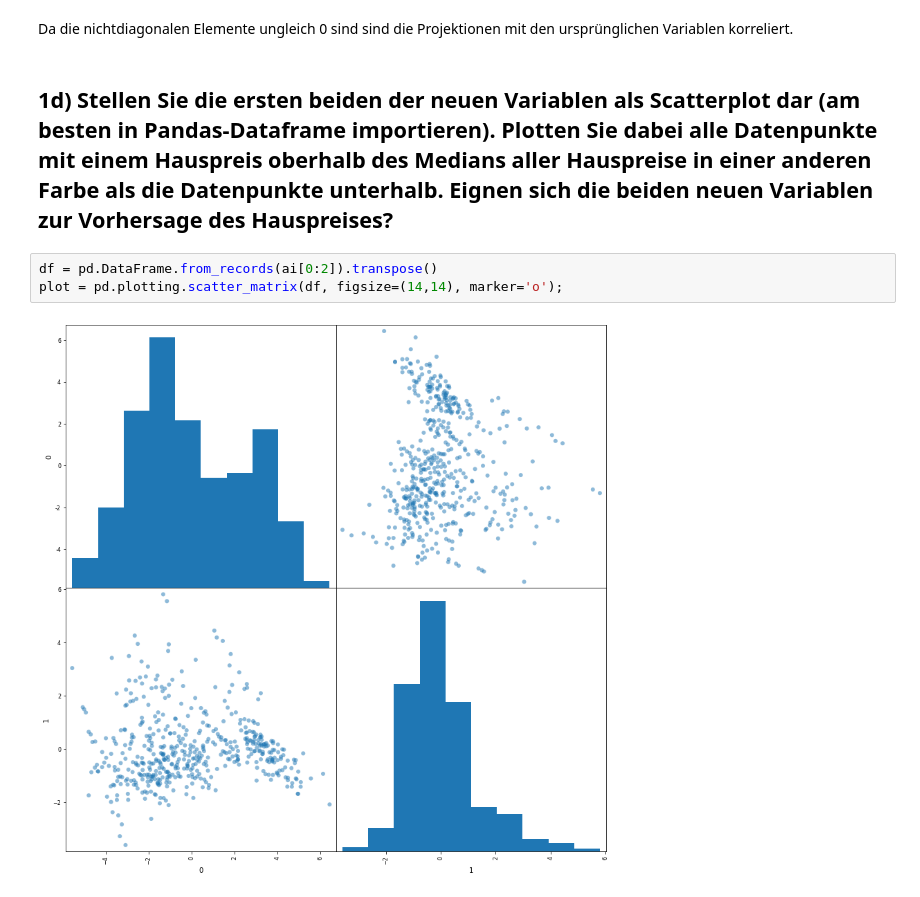
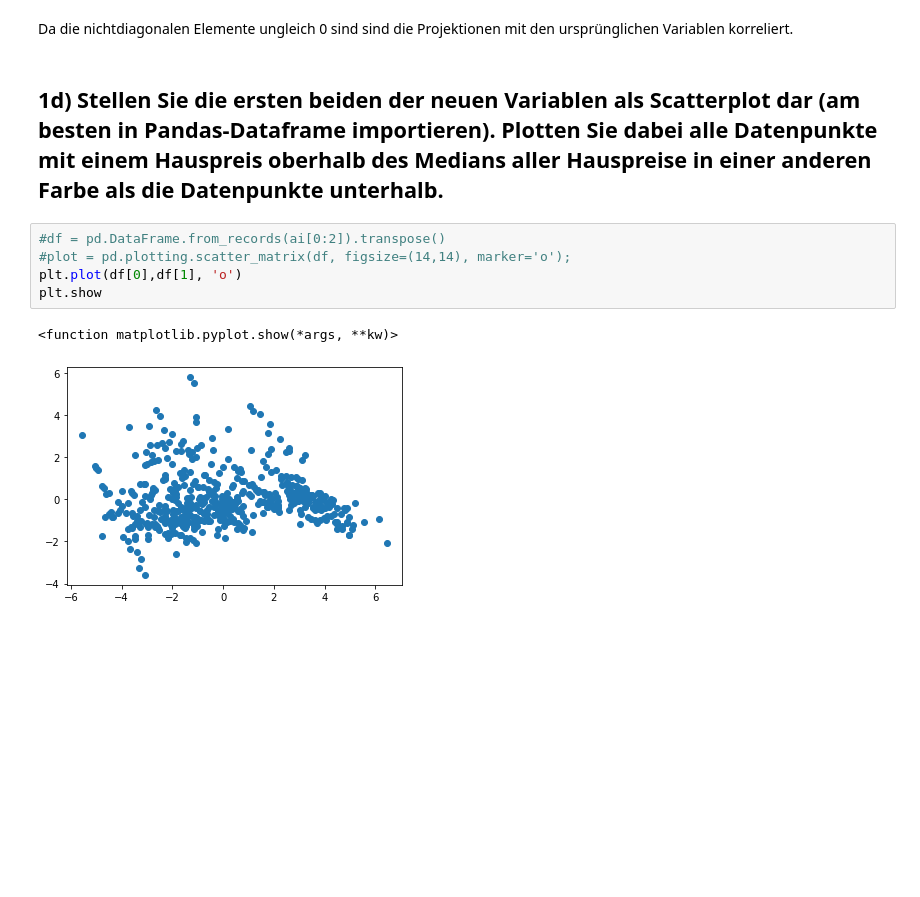
Before and after one commit to fa97ber/MachineLearning, a Jupyter notebook: ML/ML_02_01.ipynb, the cells around one changed output. Drawn from its saved outputs; the diff is of its cells as text; blank space fills up the shorter version.

```diff
--- a/ML/ML_02_01.ipynb
+++ b/ML/ML_02_01.ipynb
@@ -241,11 +242,13 @@ Da die nichtdiagonalen Elemente ungleich 0 sind sind die Projektionen mit den ur
 # %% [markdown]
 <h2>1d) Stellen Sie die ersten beiden der neuen Variablen als Scatterplot dar (am besten in
 Pandas-Dataframe importieren). Plotten Sie dabei alle Datenpunkte mit einem Hauspreis
-oberhalb des Medians aller Hauspreise in einer anderen Farbe als die Datenpunkte unterhalb.
-Eignen sich die beiden neuen Variablen zur Vorhersage des Hauspreises?</h2>
+oberhalb des Medians aller Hauspreise in einer anderen Farbe als die Datenpunkte unterhalb.</h2>
 # %%
-df = pd.DataFrame.from_records(ai[0:2]).transpose()
-plot = pd.plotting.scatter_matrix(df, figsize=(14,14), marker='o');
+#df = pd.DataFrame.from_records(ai[0:2]).transpose()
+#plot = pd.plotting.scatter_matrix(df, figsize=(14,14), marker='o');
+plt.plot(df[0],df[1], 'o')
+plt.show
 # %% [output]
+<function matplotlib.pyplot.show(*args, **kw)>
-[figure, old version]
+[figure, new version]
 # %%
```
Also changed, not shown: parts of 6 cells of this notebook, 1 other file.
